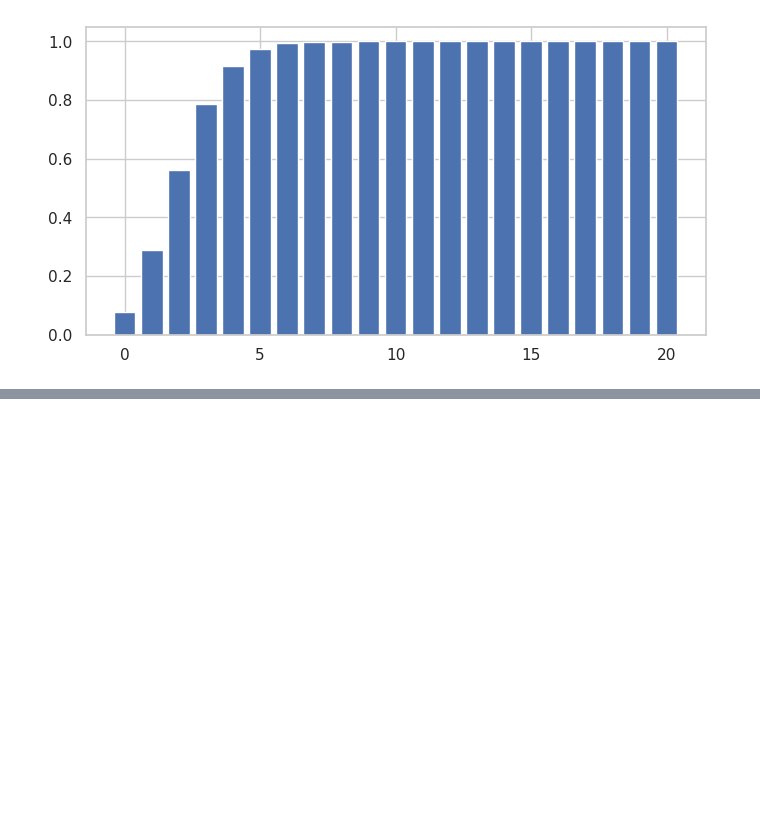
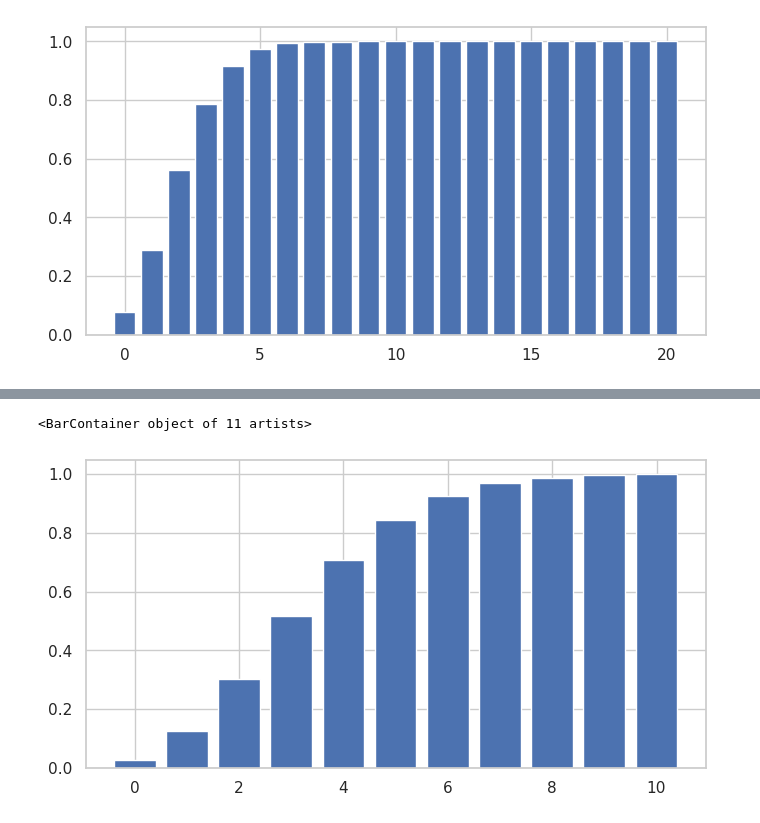
Before and after one commit to rahul-raoniar/Statistics-for-Data-Analysis-using-Python, a Jupyter notebook: 3 Numpy and Probability DIstributions/Numpy and Probability Dist.ipynb, the cells around one changed output, grey strips where cells are left out. Drawn from its saved outputs; the diff is of its cells as text; code cells hidden in the pictures; blank space fills up the shorter version.

```diff
--- a/3 Numpy and Probability DIstributions/Numpy and Probability Dist.ipynb
+++ b/3 Numpy and Probability DIstributions/Numpy and Probability Dist.ipynb
@@ -400,0 +489,11 @@ ax.bar(x, y_cum)
+# %%
+# Cumulative probability of arrival 1, 2, 3, ....so on people
+
+x = np.arange(0, 11)
+y = poisson.cdf(x, 3.6)
+
+fig, ax = plt.subplots(figsize = (8, 4))
+ax.bar(x, y)
+# %% [output]
+<BarContainer object of 11 artists>
+[figure, added]
```
Also changed, not shown: parts of 18 cells of this notebook, 1 other file.
